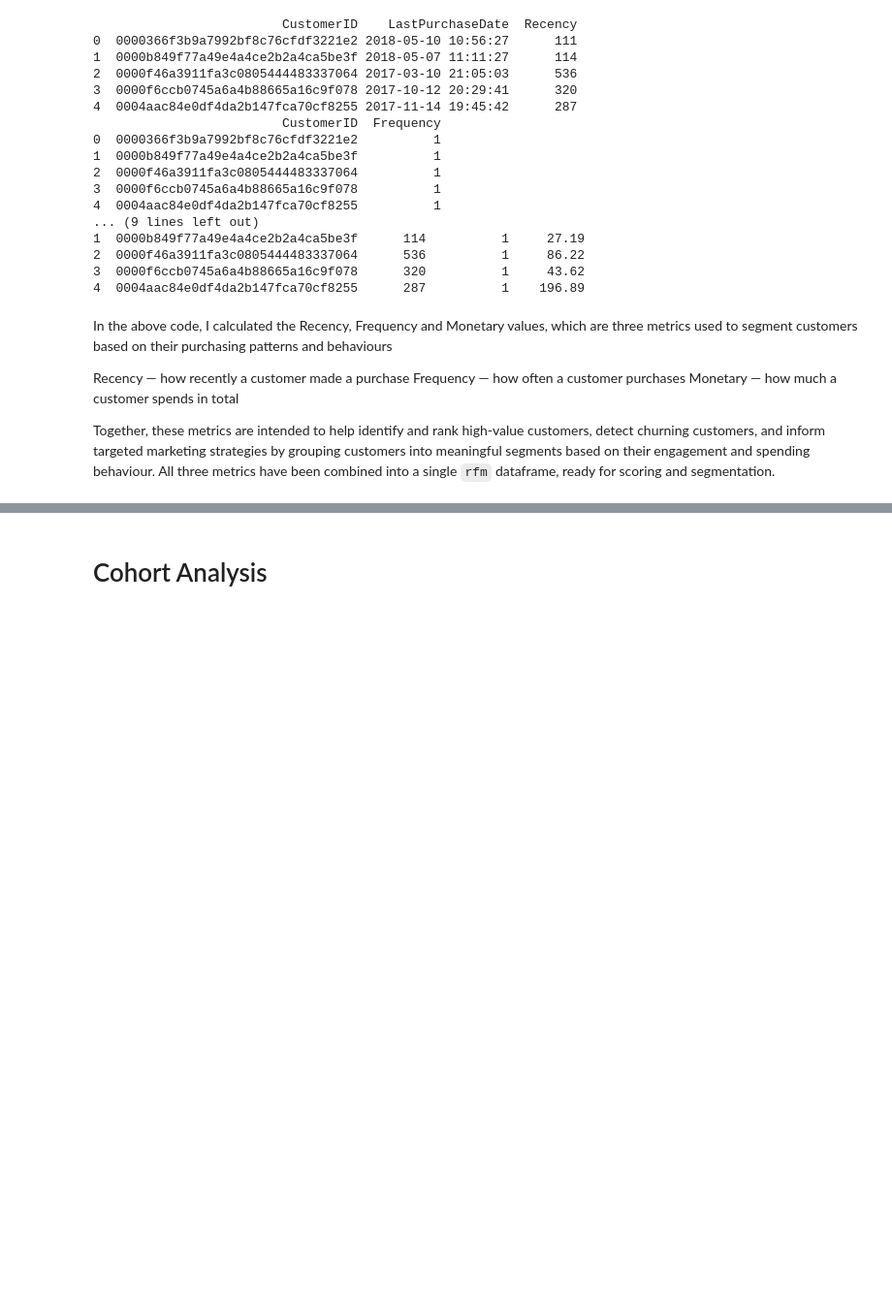
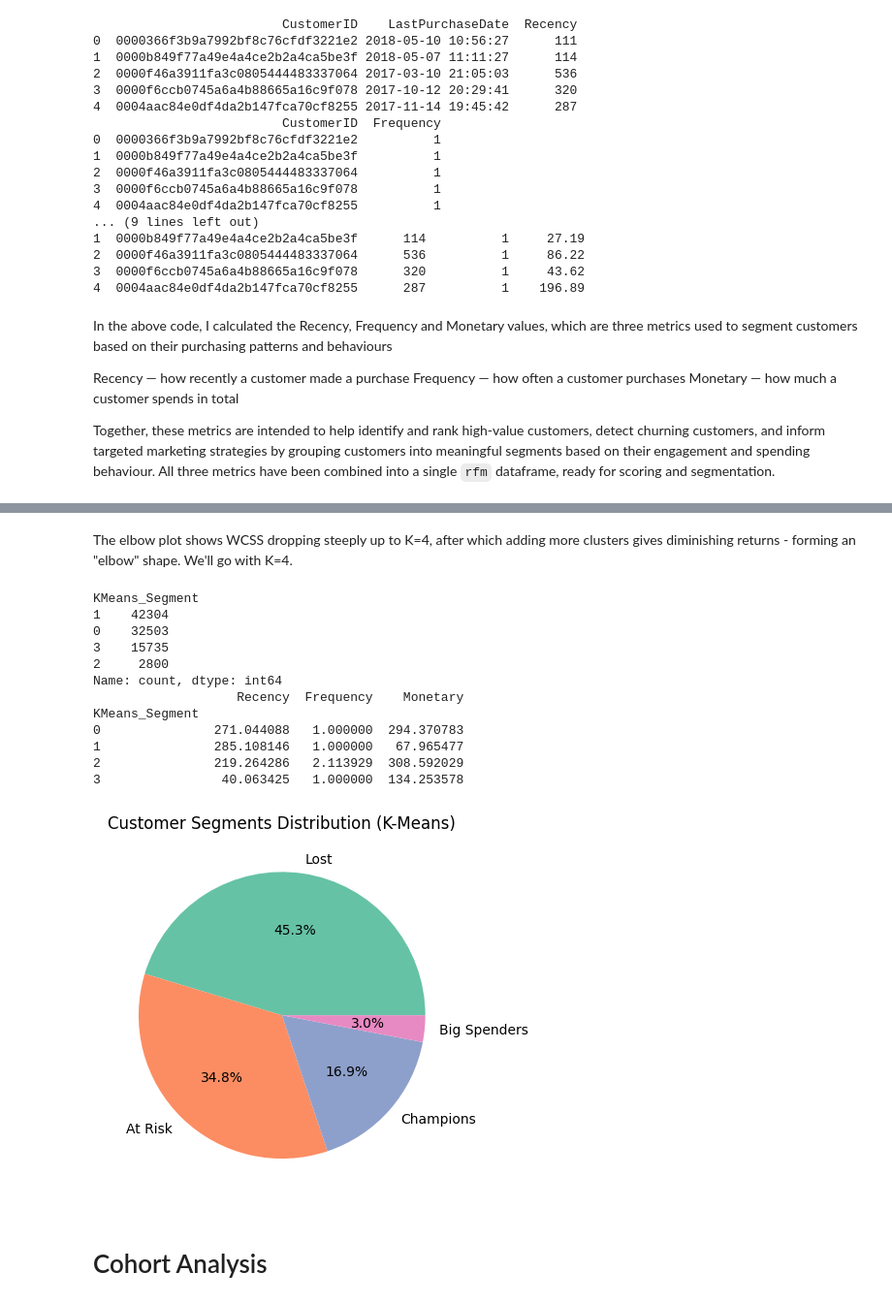
Before and after one commit to jxcksonli/olist-customer-insights-study, a Jupyter notebook: main-analysis.ipynb, the cells around one changed output, grey strips where cells are left out. Shown at 97% size. Drawn from its saved outputs; the diff is of its cells as text; code cells hidden in the pictures; blank space fills up the shorter version.

```diff
--- a/main-analysis.ipynb
+++ b/main-analysis.ipynb
@@ -429,2 +499,41 @@ Together, these metrics are intended to help identify and rank high-value custom
+# %% [markdown]
+The elbow plot shows WCSS dropping steeply up to K=4, after which adding more clusters gives diminishing returns - forming an "elbow" shape. We'll go with K=4.
+# %%
+km = cluster.KMeans(n_clusters = 4, random_state = 42) # K-Means wtih 4 clusters
+rfm['KMeans_Segment'] = km.fit_predict(rfm_scaled)
+print(rfm['KMeans_Segment'].value_counts())
+
+
+print(rfm.groupby('KMeans_Segment')[['Recency', 'Frequency', 'Monetary']].mean())
+# Without any labels, let us try to interpret the clusters based on their average R, F and M values.
+# Soon realised is the fact that frequency is very low across all clusters, which aligns with our earlier findings
+# Given this, it suggests that frequency is almost meaningless and clusters are being driven mostly by recency and monetary value.
+
+cluster_labels = {
+    0: 'At Risk',
+    1: 'Lost',
+    2: 'Big Spenders',
+    3: 'Champions'
+}
+rfm['KMeans_Segment'] = rfm['KMeans_Segment'].map(cluster_labels)
+
+
+plt.pie(rfm['KMeans_Segment'].value_counts().values, labels=rfm['KMeans_Segment'].value_counts().index, autopct='%1.1f%%', colors=sns.color_palette('Set2'))
+plt.title('Customer Segments Distribution (K-Means)')
+plt.show()
+# %% [output]
+KMeans_Segment
+1    42304
+0    32503
+3    15735
+2     2800
+Name: count, dtype: int64
+                   Recency  Frequency    Monetary
+KMeans_Segment
+0               271.044088   1.000000  294.370783
+1               285.108146   1.000000   67.965477
+2               219.264286   2.113929  308.592029
+3                40.063425   1.000000  134.253578
+[figure, added]
 # %% [markdown]
 # Cohort Analysis
```
Also changed, not shown: parts of 4 cells of this notebook.
